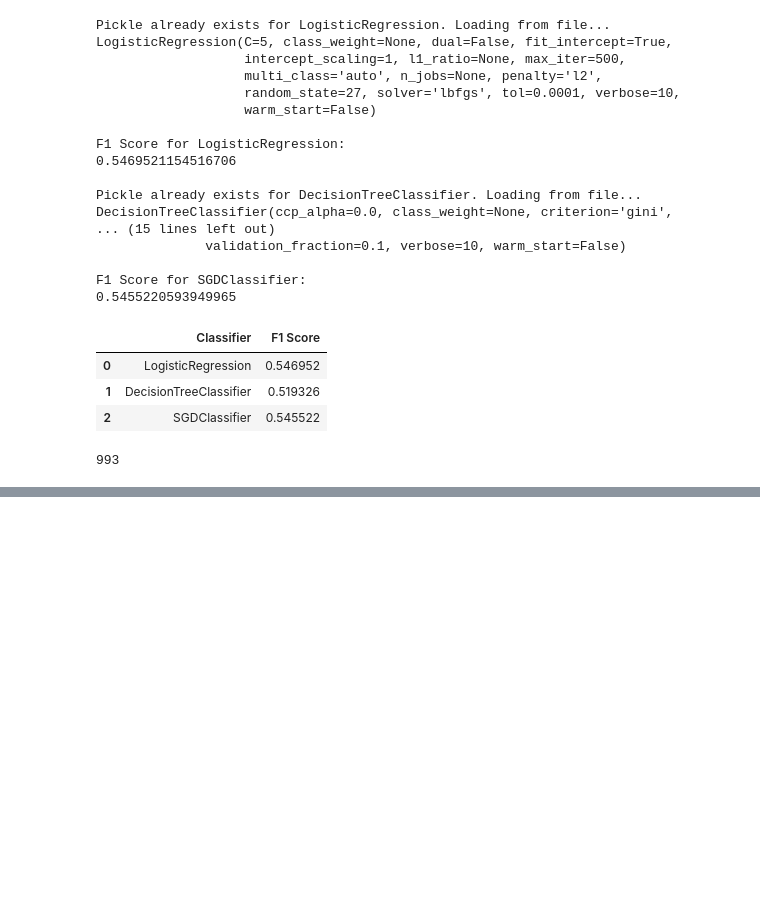
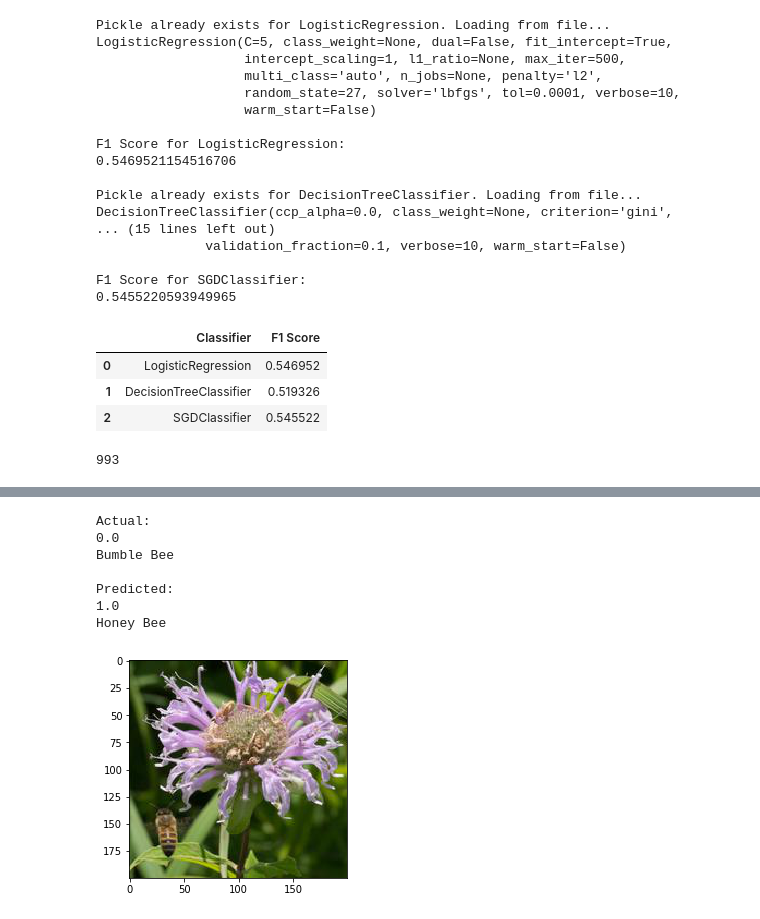
Before and after one commit to bajracharya-kshitij/Bee_Classification, a Jupyter notebook: Bee_Classification_Assignment.ipynb, the cells around one changed output, grey strips where cells are left out. Saved outputs shown, nothing was run; the diff lists cells and outputs as text; code cells hidden in the pictures; blank space fills up the shorter version.

```diff
--- a/Bee_Classification_Assignment.ipynb
+++ b/Bee_Classification_Assignment.ipynb
@@ -248,0 +302,11 @@ array([1., 1., 1., 0., 1., 0., 1., 1., 1., 0., 0., 1., 1., 1., 1., 1., 1.,
+# %%
+get_bee(312)
+# %% [output]
+Actual:
+0.0
+Bumble Bee
+
+Predicted:
+1.0
+Honey Bee
+[figure, added]
```
Also changed, not shown: parts of 13 cells of this notebook.
